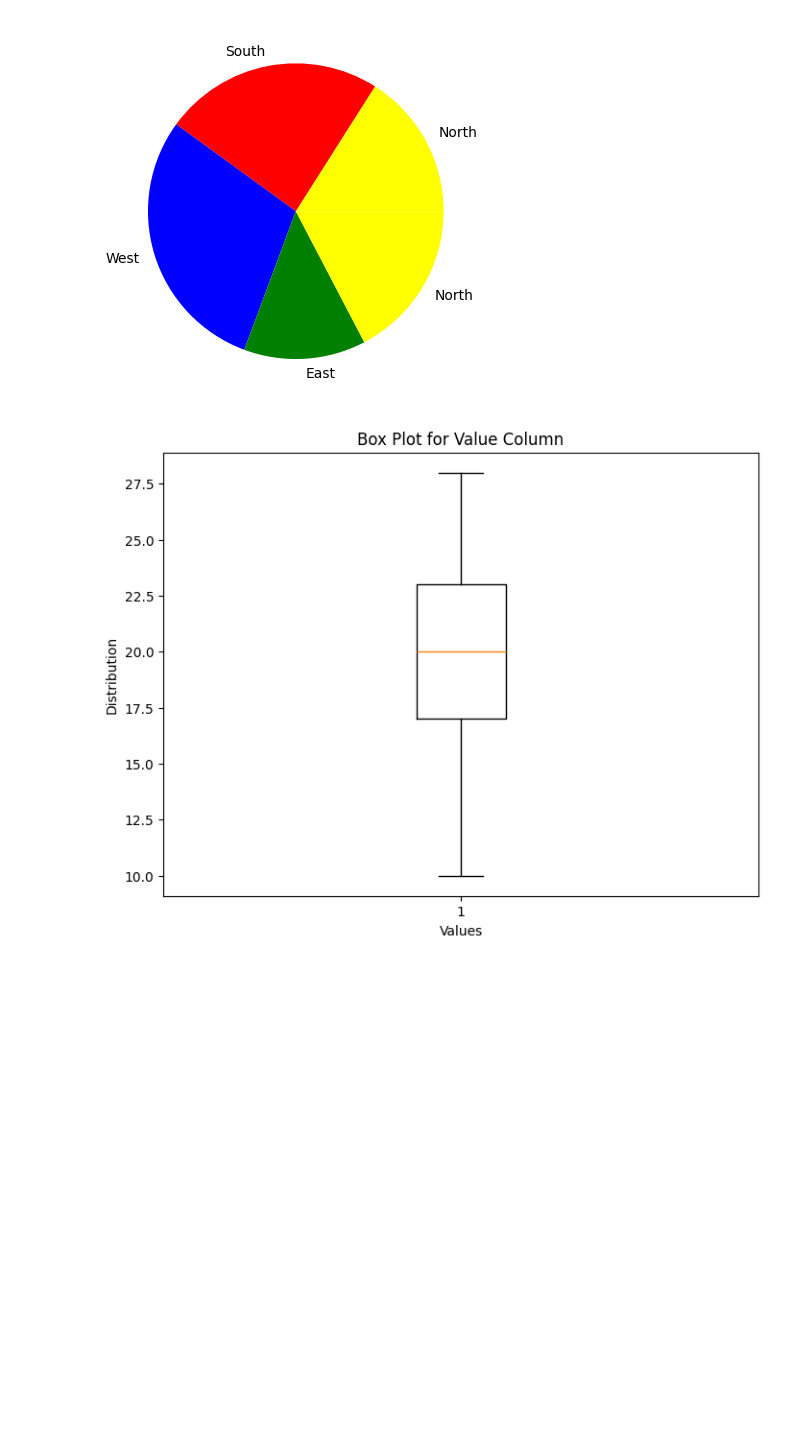
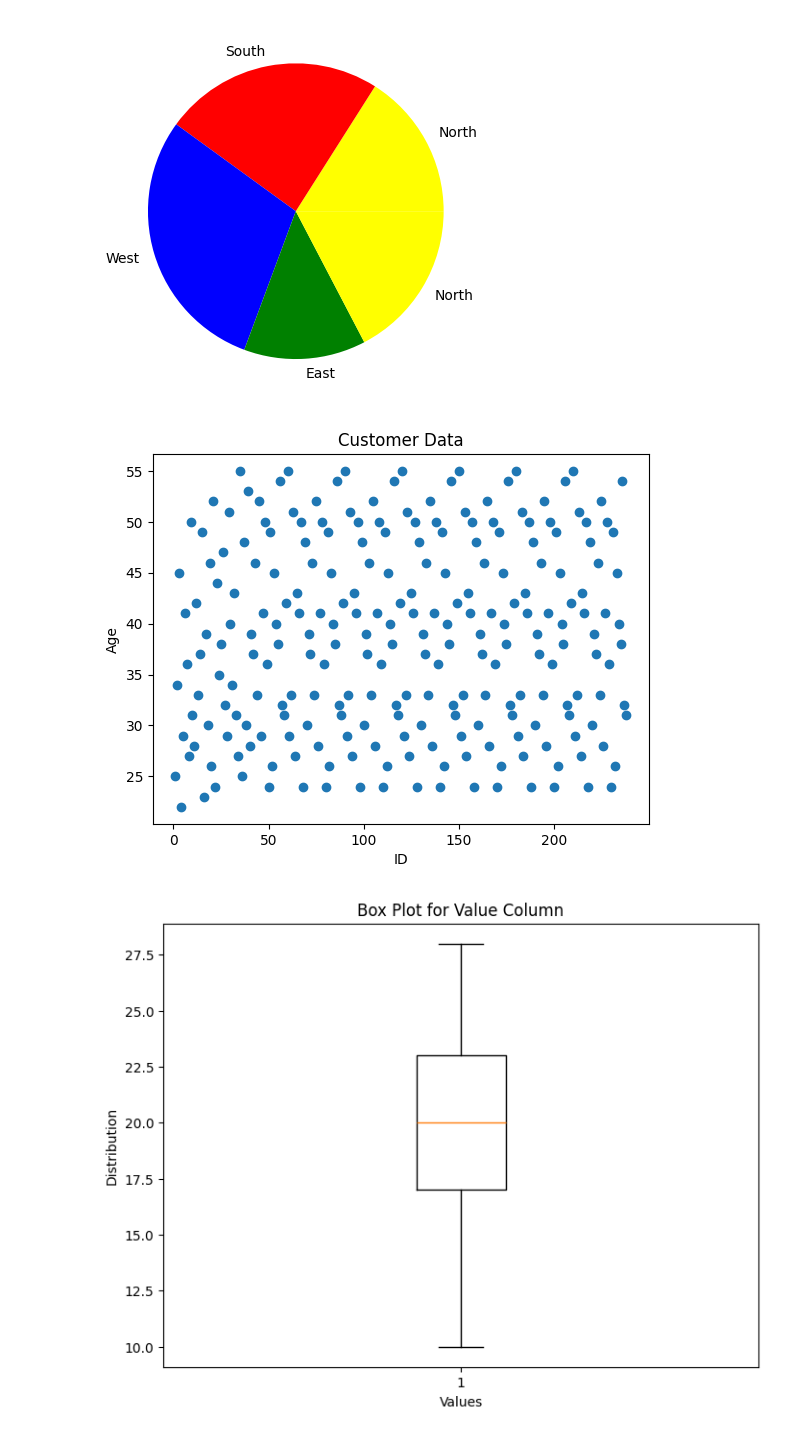
Before and after one commit to patil-piyush/College-Programs-1st-Year, a Jupyter notebook: 2nd Year/Sem 3/DE & VL/matplotlib/Matplotlib-Copy1.ipynb, the cells around one changed output. Saved outputs shown, nothing was run; the diff lists cells and outputs as text; code cells hidden in the pictures; blank space fills up the shorter version.

Commit message:
iserted some code in matplotlib folder

```diff
--- a/2nd Year/Sem 3/DE & VL/matplotlib/assignment 3 b.ipynb
+++ b/2nd Year/Sem 3/DE & VL/matplotlib/Matplotlib-Copy1.ipynb
@@ -157,6 +157,20 @@ plt.pie(df.purchase_frequency, labels = df.region, colors = clr, startangle = 0,
 plt.show()
 # %% [output]
 [figure]
+# %%
+import pandas as pd
+from matplotlib import pyplot as plt
+
+data = pd.read_csv('CustomerPurchasingBehaviors.csv')
+df = pd.DataFrame(data)
+
+plt.scatter(data.user_id,data.age)
+plt.xlabel('ID')
+plt.ylabel('Age')
+plt.title('Customer Data')
+plt.show()
+# %% [output]
+[figure, added]
 # %%
 import pandas as pd
 from matplotlib import pyplot as plt
```
Also changed, not shown: 3 other files.
